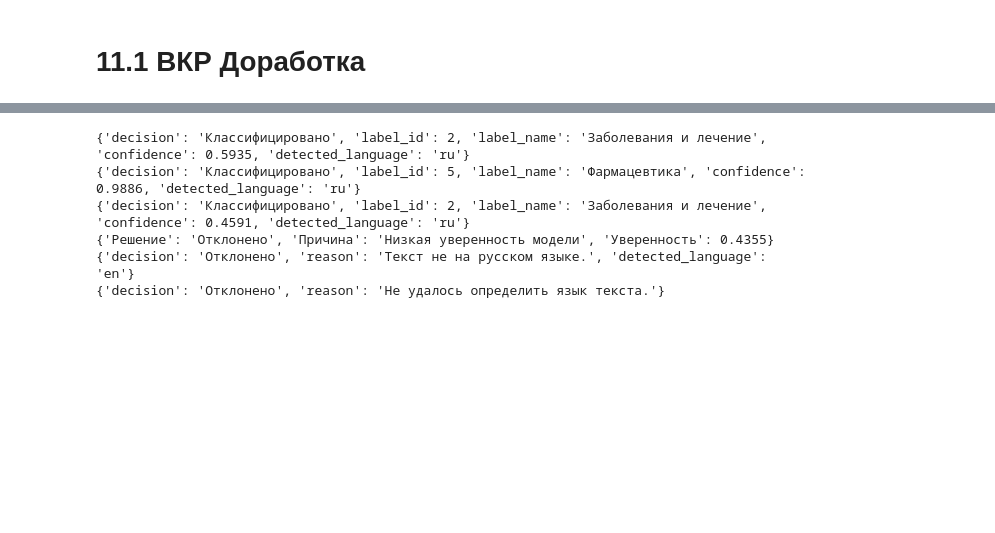
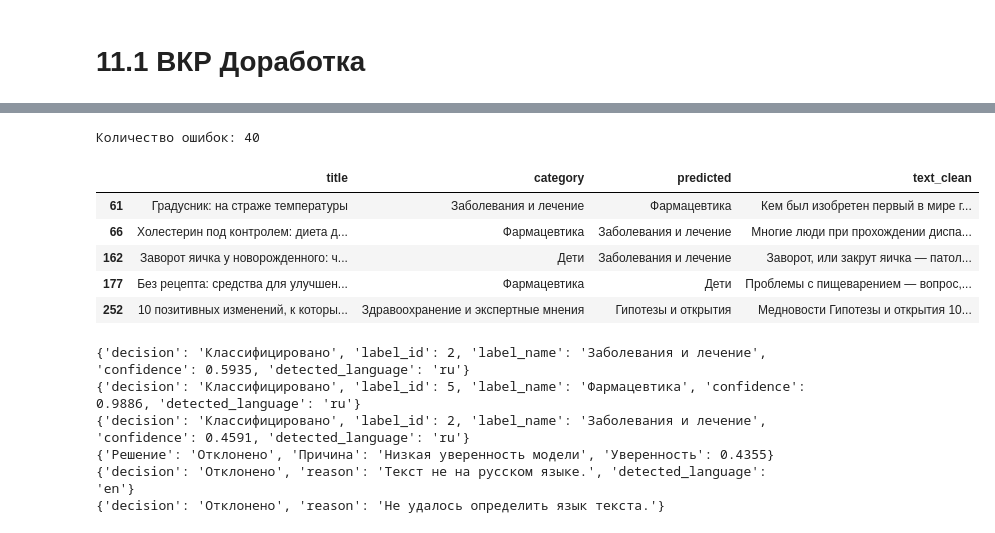
Before and after one commit to Lily999-ru/Preddiplomnaya_Praktika, a Jupyter notebook: finetuned_rubert_medportal_vkr.ipynb, the cells around one changed output, grey strips where cells are left out. Cells and saved outputs as stored; diff of their text form; code cells hidden in the pictures; blank space fills up the shorter version.

```diff
--- a/finetuned_rubert_medportal_vkr.ipynb
+++ b/finetuned_rubert_medportal_vkr.ipynb
@@ -2661,0 +2686,31 @@ for test_name, text in negative_tests.items():
+# %%
+# ЗАГРУЗКА ОБУЧЕННОЙ МОДЕЛИ И ТОКЕНИЗАТОРА
+
+# Обязательно перед запуском теста!
+model_dir = "/content/drive/MyDrive/finetuned_rubert_medical2_vkr"
+
+# Загрузка токенизатора
+tokenizer = AutoTokenizer.from_pretrained(model_dir, local_files_only=True)
+
+# Загрузка модели
+model = AutoModelForSequenceClassification.from_pretrained(
+    model_dir,
+    local_files_only=True
+)
+
+# Словарь названий классов
+ID2LABEL = {
+    0: "Гипотезы и открытия",
+    1: "Дети",
+    2: "Заболевания и лечение",
+    3: "Здравоохранение и экспертные мнения",
+    4: "Общественное здоровье",
+    5: "Фармацевтика"
+}
+
+# Настройка устройства
+device = torch.device("cuda" if torch.cuda.is_available() else "cpu")
+model.to(device)
+model.eval()
+
+print("Модель успешно загружена!")
@@ -2662,3 +2787,24 @@ for test_name, text in negative_tests.items():
+# %%
+# АНАЛИЗ ОШИБОК КЛАССИФИКАЦИИ
+df_errors = df_test.copy()
+df_errors["predicted"] = y_pred
+
+# Отбор только ошибочных классификаций
+errors = df_errors[df_errors["category"] != df_errors["predicted"]]
+
+# Вывод результатов
+print("Количество ошибок:", len(errors))
+
+# Просмотр нескольких типичных ошибок
+errors[["title", "category", "predicted", "text_clean"]].head(5)
+# %% [output]
+Количество ошибок: 40
+|  | title | category | predicted | text_clean |
+| 61 | Градусник: на страже температуры | Заболевания и лечение | Фармацевтика | Кем был изобретен первый в мире г... |
+| 66 | Холестерин под контролем: диета д... | Фармацевтика | Заболевания и лечение | Многие люди при прохождении диспа... |
+| 162 | Заворот яичка у новорожденного: ч... | Дети | Заболевания и лечение | Заворот, или закрут яичка — патол... |
+| 177 | Без рецепта: средства для улучшен... | Фармацевтика | Дети | Проблемы с пищеварением — вопрос,... |
+| 252 | 10 позитивных изменений, к которы... | Здравоохранение и экспертные мнения | Гипотезы и открытия | Медновости Гипотезы и открытия 10... |
 # %%
 # ТЕСТИРОВАНИЕ ПО ПРИНЦИПАМ РАБОТЫ С ПРИЛОЖЕНИЕМ TPI-1.
 
```
Also changed, not shown: parts of 4 cells of this notebook.
